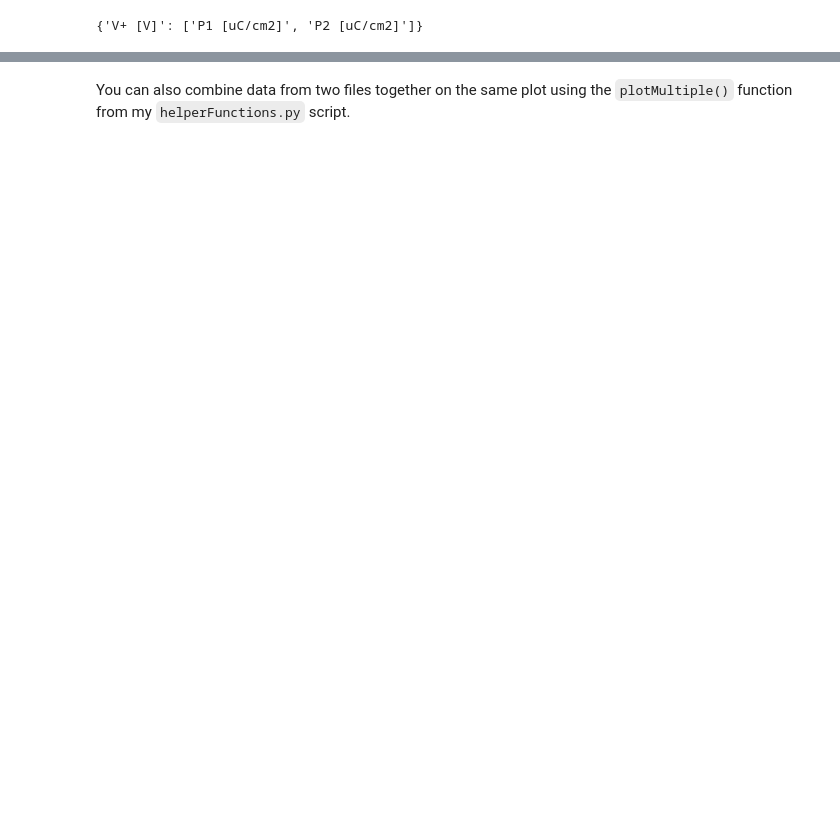
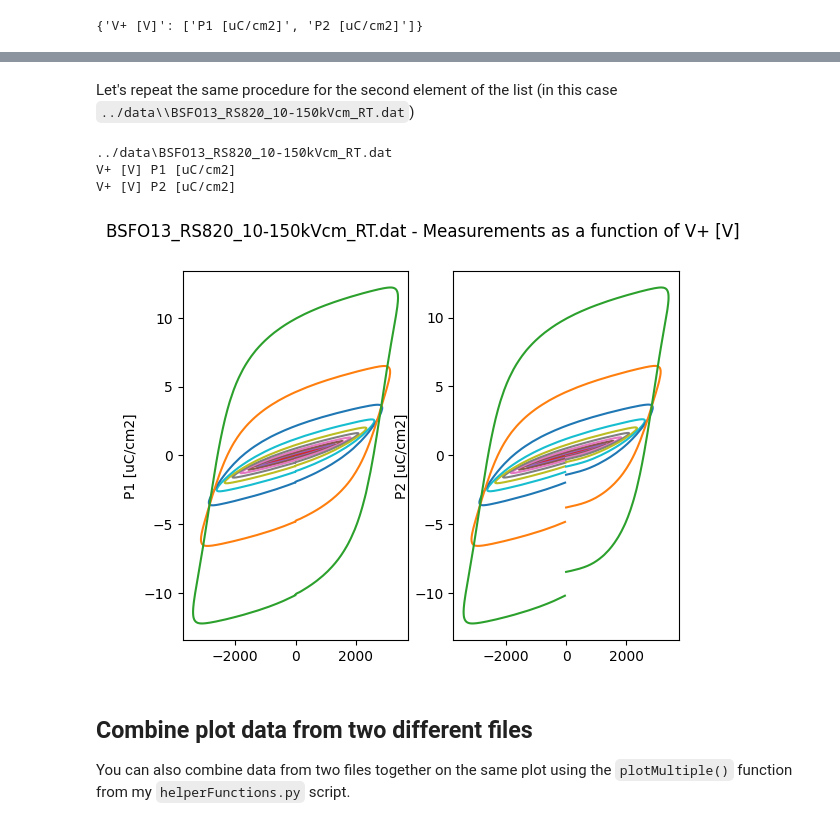
Before and after one commit to lcubrilo/Brillo, a Jupyter notebook: betaVer/OpenHere.ipynb, the cells around one changed output, grey strips where cells are left out. Cells and saved outputs as stored; diff of their text form; code cells hidden in the pictures; blank space fills up the shorter version.

```diff
--- a/betaVer/OpenHere.ipynb
+++ b/betaVer/OpenHere.ipynb
@@ -199,4 +236,16 @@ V+ [V] P2 [uC/cm2]
+# %% [markdown]
+Let's repeat the same procedure for the second element of the list (in this case `../data\\BSFO13_RS820_10-150kVcm_RT.dat`)
+# %%
+for x_axis in plots:
+    print(wantedFiles[1])
+    plotData(loadedTables[wantedFiles[1]], x_axis, plots[x_axis], fileName=wantedFiles[1])
+# %% [output]
+../data\BSFO13_RS820_10-150kVcm_RT.dat
+V+ [V] P1 [uC/cm2]
+V+ [V] P2 [uC/cm2]
+[figure, added]
 # %% [markdown]
+## Combine plot data from two different files
 You can also combine data from two files together on the same plot using the `plotMultiple()` function from my `helperFunctions.py` script.
 # %%
 plotMultiple(loadedTables, "V+ [V]", ["P1 [uC/cm2]", "P2 [uC/cm2]"])
```
Also changed, not shown: parts of 24 cells of this notebook, 1 other file.
